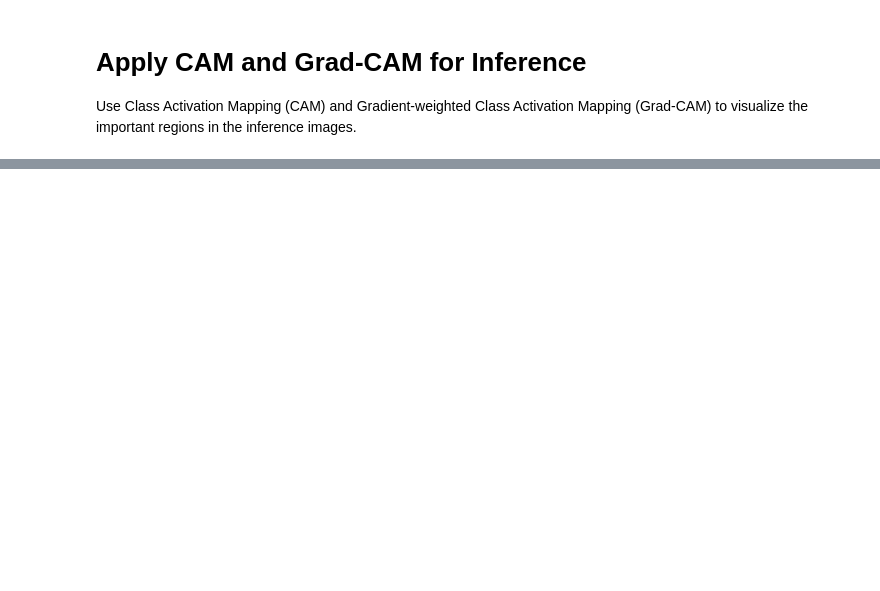
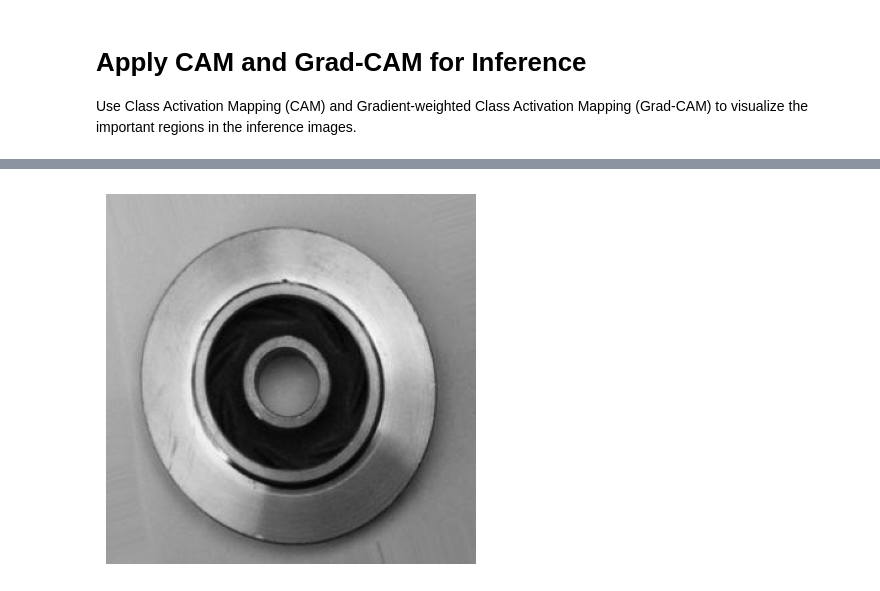
Before and after one commit to wickkiey/defect-detection-vision, a Jupyter notebook: pytorch_defect_classification.ipynb, the cells around one changed output, grey strips where cells are left out. Saved outputs shown, nothing was run; the diff lists cells and outputs as text; code cells hidden in the pictures; blank space fills up the shorter version.

```diff
--- a/pytorch_defect_classification.ipynb
+++ b/pytorch_defect_classification.ipynb
@@ -462,0 +484,8 @@ visualize_cam(img_path, model_ft, target_layer)
+# %%
+# Display the original image
+img = Image.open(img_path)
+plt.imshow(img)
+plt.axis('off')
+plt.show()
+# %% [output]
+[figure, added]
```
Also changed, not shown: parts of 17 cells of this notebook, 3 other files.
